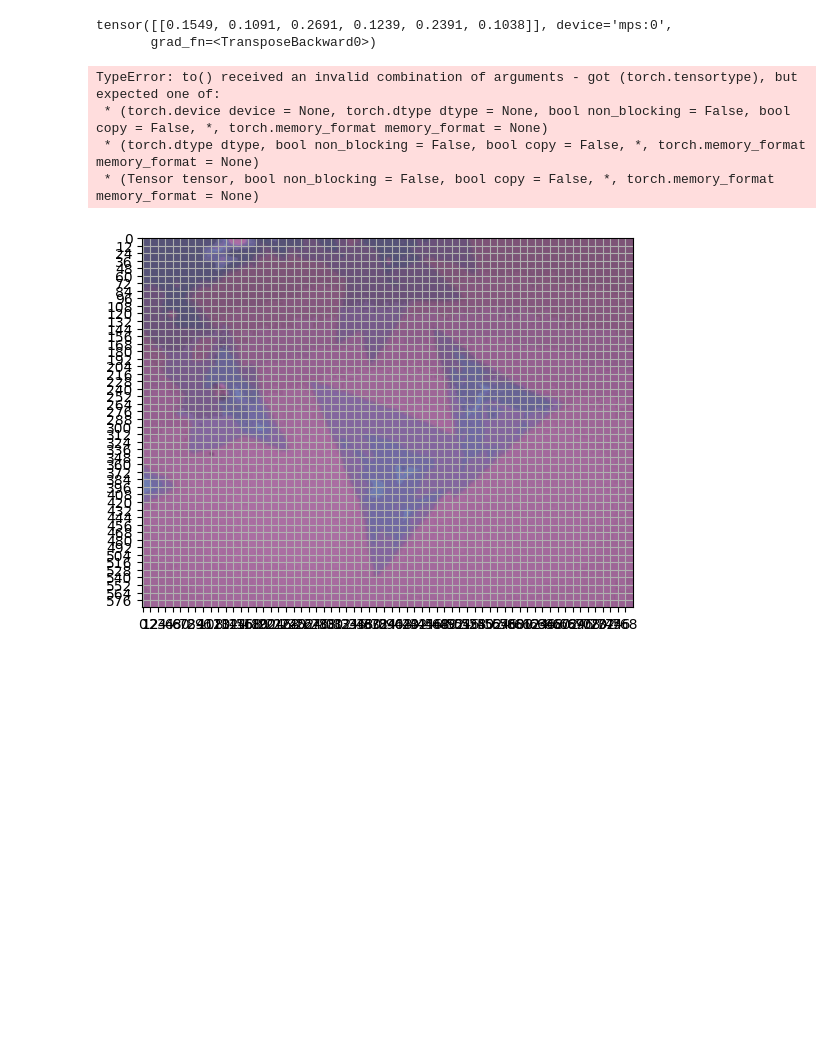
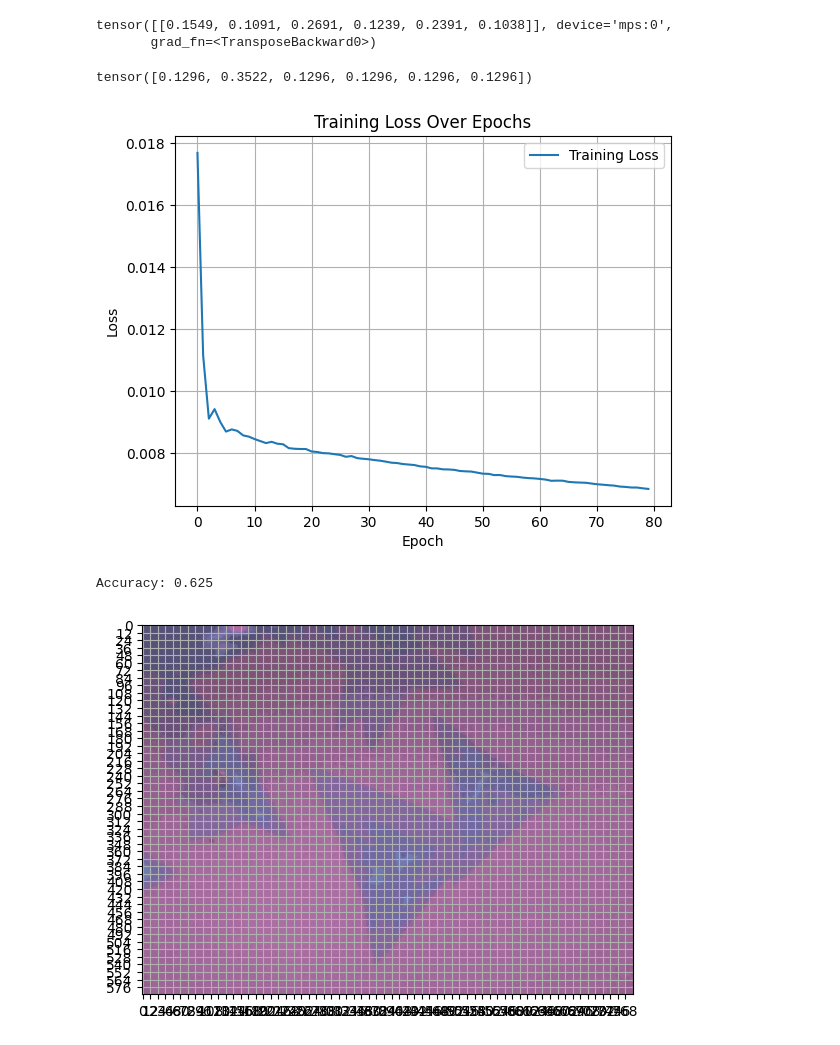
Before and after one commit to JackyL100/MoS2, a Jupyter notebook: Playground/SSLDEC.ipynb, the cells around one changed output. Drawn from its saved outputs; the diff is of its cells as text; code cells hidden in the pictures; blank space fills up the shorter version.

```diff
--- a/Playground/SSLDEC.ipynb
+++ b/Playground/SSLDEC.ipynb
@@ -109,13 +109,13 @@ def train_model(model, dataloader, criterion, optimizer, num_epochs=10):
 
                     # get the label of the patch based on dominant class in patch
                     label = get_label(mask_patch)
-                    label_tensor = torch.tensor(label).to(model.device).to(torch.int16)
-                    label_dist = nn.functional.one_hot(label_tensor, num_classes=6)
+                    label_tensor = torch.tensor(label).to(model.device).to(torch.int64)
+                    label_dist = nn.functional.softmax(nn.functional.one_hot(label_tensor, num_classes=6).to(torch.float32))
                     img_patch = img_patch.to(model.device).to(torch.float32)
                     outputs = model(img_patch)
                     outputs = nn.functional.log_softmax(outputs)
-                    print(outputs)
-                    print(label_tensor)
+                    # print(outputs)
+                    # print(label_dist)
                     loss = criterion(outputs, label_dist)
 
                     # Backward and optimize
@@ -128,7 +128,7 @@ def train_model(model, dataloader, criterion, optimizer, num_epochs=10):
         train_losses.append(running_loss)
 
         # show graph of loss
-        # clear_output(wait=True)
+        clear_output(wait=True)
         plt.plot(train_losses, label='Training Loss')
         plt.xlabel('Epoch')
         plt.ylabel('Loss')
@@ -136,14 +136,15 @@ def train_model(model, dataloader, criterion, optimizer, num_epochs=10):
         plt.grid(True)
         plt.title("Training Loss Over Epochs")
         plt.show()
+# %%
+nn.functional.softmax(nn.functional.one_hot(torch.tensor(1), num_classes=6).to(torch.float32))
+# %% [output]
+tensor([0.1296, 0.3522, 0.1296, 0.1296, 0.1296, 0.1296])
 # %%
 model = SSLDEC()
 loss_func = nn.KLDivLoss()
-optimizer = torch.optim.Adam(model.parameters(), lr= 5*(10**-4), weight_decay=1e-5)
+optimizer = torch.optim.Adam(model.parameters(), lr= 1*(10**-4), weight_decay=1e-5)
 # %%
-train_model(model, train, loss_func, optimizer, num_epochs=1)
+train_model(model, train, loss_func, optimizer, num_epochs=80)
 # %% [output]
-TypeError: to() received an invalid combination of arguments - got (torch.tensortype), but expected one of:
- * (torch.device device = None, torch.dtype dtype = None, bool non_blocking = False, bool copy = False, *, torch.memory_format memory_format = None)
- * (torch.dtype dtype, bool non_blocking = False, bool copy = False, *, torch.memory_format memory_format = None)
- * (Tensor tensor, bool non_blocking = False, bool copy = False, *, torch.memory_format memory_format = None)
+[figure, added]
@@ -150,3 +181,7 @@ TypeError: to() received an invalid combination of arguments - got (torch.tensor
+# %%
+evaluate_model(model, test)
+# %% [output]
+Accuracy: 0.625
 # %%
 def patch_image(file_path, patch_size):
     width, height = patch_size
```
Also changed, not shown: parts of 1 cell of this notebook.
